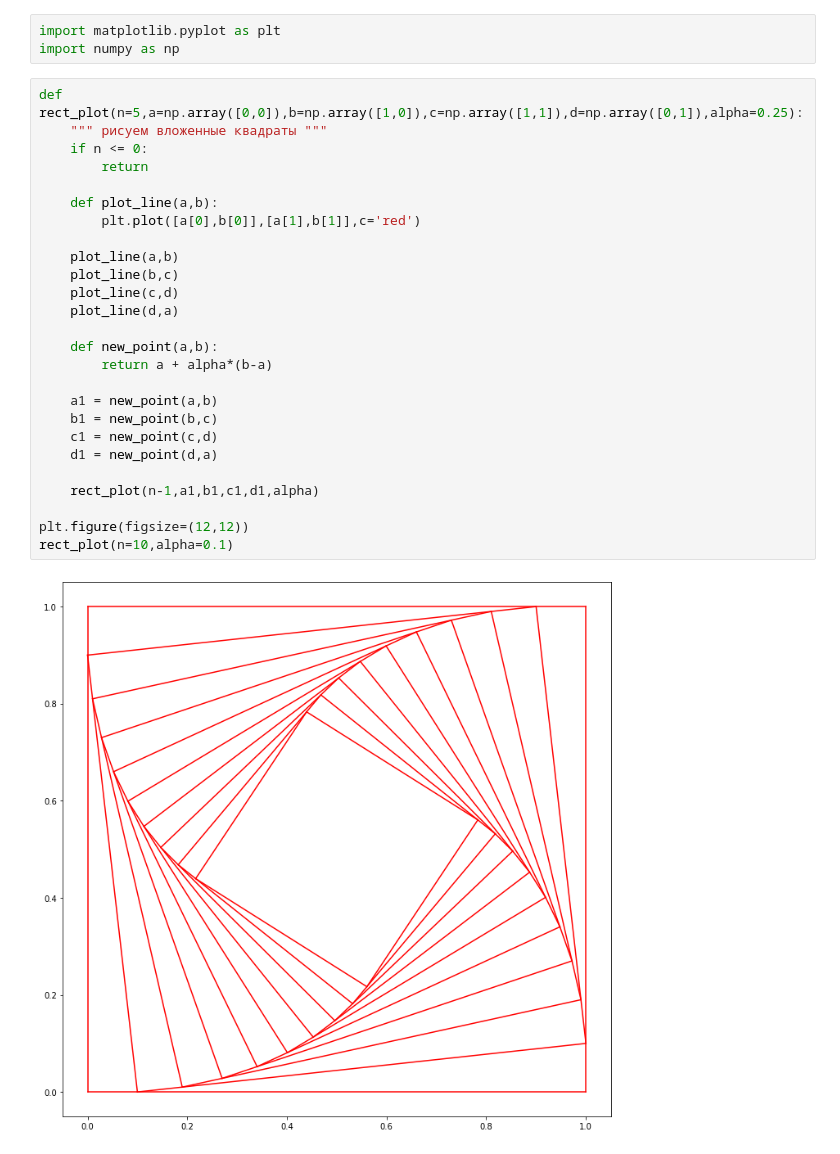
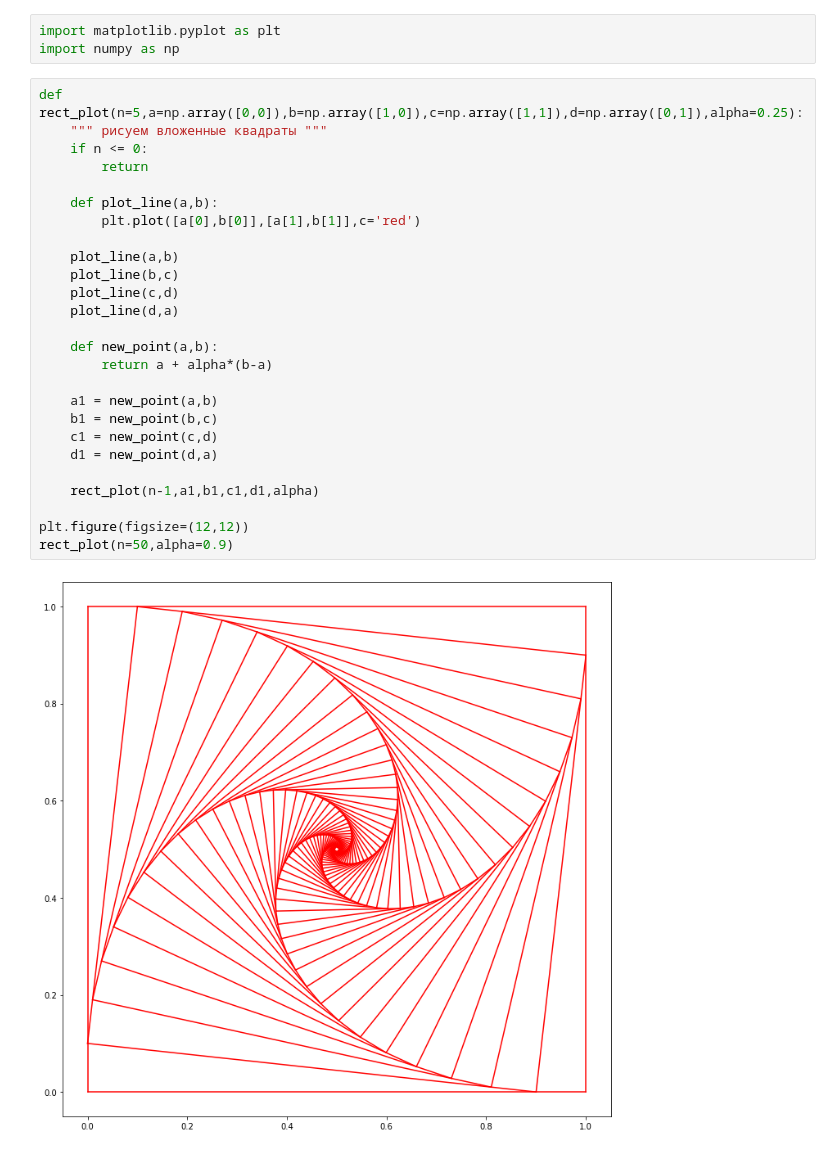
Before and after one commit to prog815/lernPython, a Jupyter notebook: rectangle_fractal.ipynb, the cells around one changed output. Cells and saved outputs as stored; diff of their text form.

```diff
--- a/rectangle_fractal.ipynb
+++ b/rectangle_fractal.ipynb
@@ -6,28 +6,28 @@ import numpy as np
 # %%
 def rect_plot(n=5,a=np.array([0,0]),b=np.array([1,0]),c=np.array([1,1]),d=np.array([0,1]),alpha=0.25):
     """ рисуем вложенные квадраты """
     if n <= 0:
         return
 
     def plot_line(a,b):
         plt.plot([a[0],b[0]],[a[1],b[1]],c='red')
 
     plot_line(a,b)
     plot_line(b,c)
     plot_line(c,d)
     plot_line(d,a)
 
     def new_point(a,b):
         return a + alpha*(b-a)
 
     a1 = new_point(a,b)
     b1 = new_point(b,c)
     c1 = new_point(c,d)
     d1 = new_point(d,a)
 
     rect_plot(n-1,a1,b1,c1,d1,alpha)
 
 plt.figure(figsize=(12,12))
-rect_plot(n=10,alpha=0.1)
+rect_plot(n=50,alpha=0.9)
 # %% [output]
-[figure, old version]
+[figure, new version]
```
